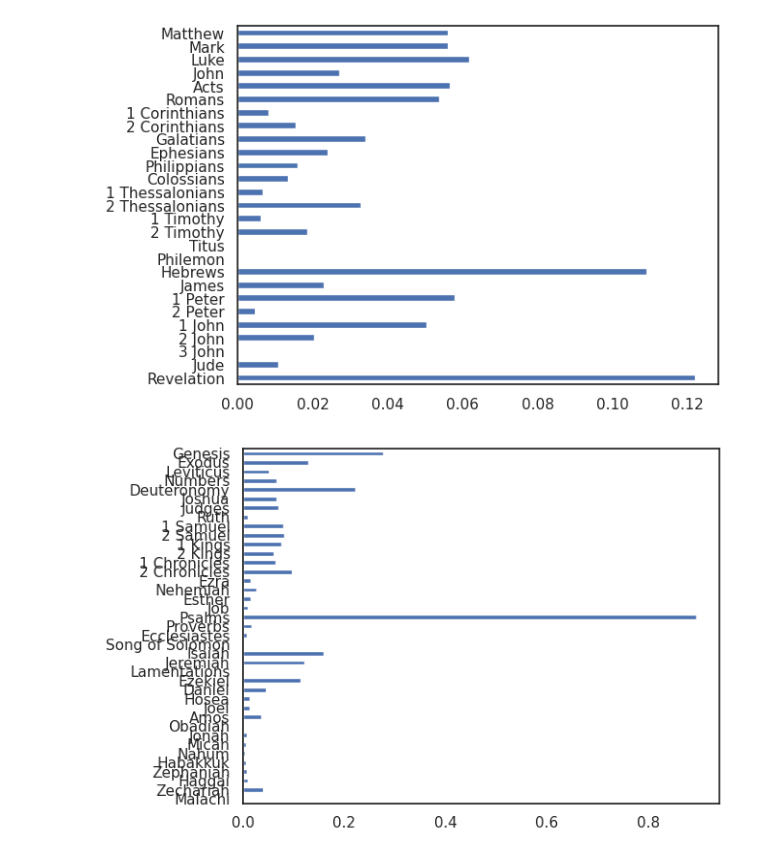
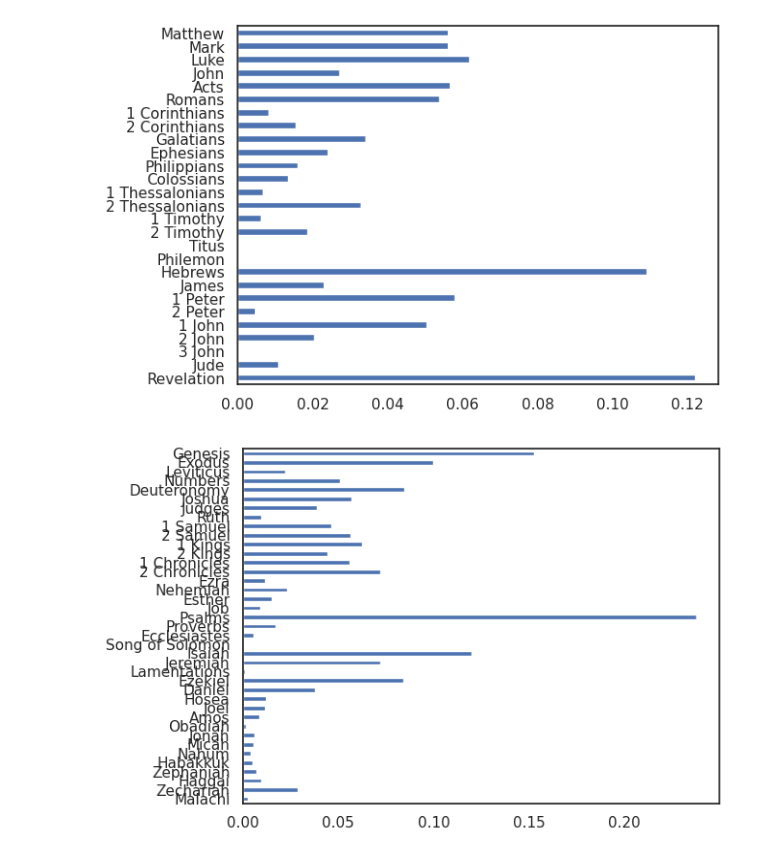
Before and after one commit to Tussky/Old-Testament-References, a Jupyter notebook: old-testament-use.ipynb, the cells around one changed output. Saved outputs shown, nothing was run; the diff lists cells and outputs as text; code cells hidden in the pictures.

```diff
--- a/old-testament-use.ipynb
+++ b/old-testament-use.ipynb
@@ -13,8 +25,9 @@ bible["booknum"] = book_map[bible["book"]].values
 # %%
-bible["reference_text"] = False
+nt['reference_text'] = False
+for obook in ot_books:
+    nt[f"reference_{obook}"] = False
 
-for ostart, oend, nstart, nend in references[
-    ["ostart", "oend", "nstart", "nend"]
-].values:
-    bible.loc[ostart : oend - 1, "reference_text"] = True
-    bible.loc[nstart : nend - 1, "reference_text"] = True
+for ostart, nstart, nend in references[["ostart", "nstart", "nend"]].values:
+    nt.loc[nstart : nend - 1, "reference_text"] = True
+    obook = ot.iloc[ostart]['book']
+    nt.loc[nstart : nend - 1, f"reference_{obook}"] = True
@@ -21,5 +51,0 @@ for ostart, oend, nstart, nend in references[
-# %%
-ot = bible.query("booknum < 40")
-nt = bible.query("booknum >= 40")
-ot_books = ot["book"].unique()
-nt_books = nt["book"].unique()
@@ -29,29 +52,28 @@ references["nbook"] = bible.iloc[references["nstart"]]["book"].values
 # %%
 use_counts = (
-    references.groupby("nbook")
+    nt.groupby("book")
     .apply(
-        lambda subreferences: subreferences.groupby("obook")["nlen"].sum(),
+        lambda book: ot_books.apply(lambda obook: book[f'reference_{obook}'].sum()),
         include_groups=False,
     )
-    .unstack()
     .reindex(nt_books, columns=ot_books)
     .fillna(0)
     .astype(int)
 )
-use_counts["total"] = nt.groupby("book")["reference_text"].sum()
-use_counts["len"] = nt["book"].value_counts()
+total_quoted = nt.groupby("book")["reference_text"].sum().loc[use_counts.index]
+book_lens = nt["book"].value_counts().loc[use_counts.index]
 # %%
 import seaborn as sns
 sns.set_theme(style='white')
 # %%
-use_props = use_counts.drop(columns='len') / use_counts['len'].values[:, None]
-use_props['total'][::-1].plot.barh(ylabel='');
-#use_props.drop(columns='total', inplace=True)
+use_props = use_counts / book_lens.values[:, None]
+total_props = total_quoted / book_lens.values
+total_props[::-1].plot.barh(ylabel='');
 # %% [output]
 [figure]
 # %%
-use_props.drop(columns='total').T.sum(axis=1)[::-1].plot.barh(ylabel='');
+use_props.T.sum(axis=1)[::-1].plot.barh(ylabel='');
 # %% [output]
-[figure, old version]
+[figure, new version]
 # %%
 from sklearn.decomposition import PCA
```
Also changed, not shown: parts of 17 cells of this notebook.
